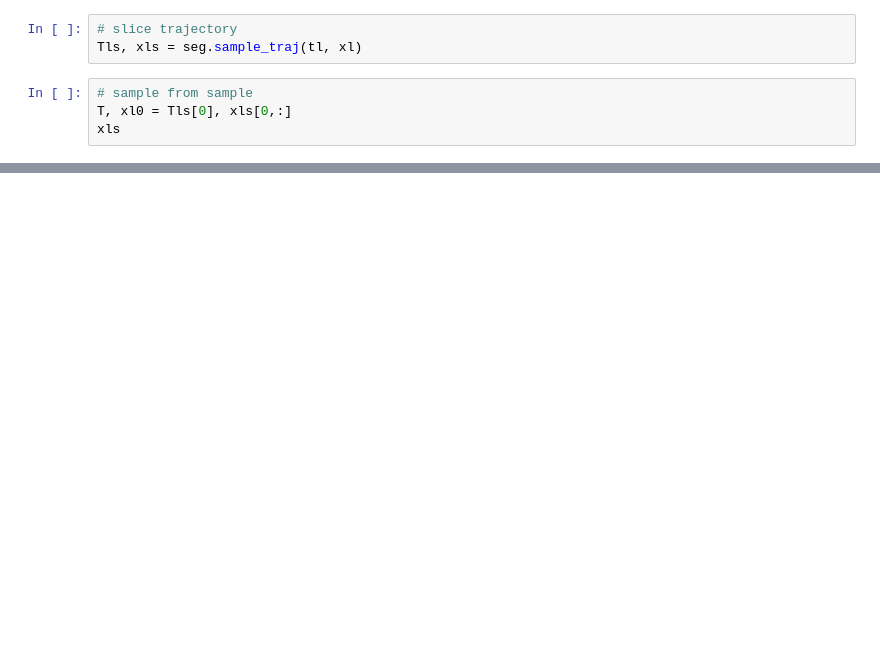
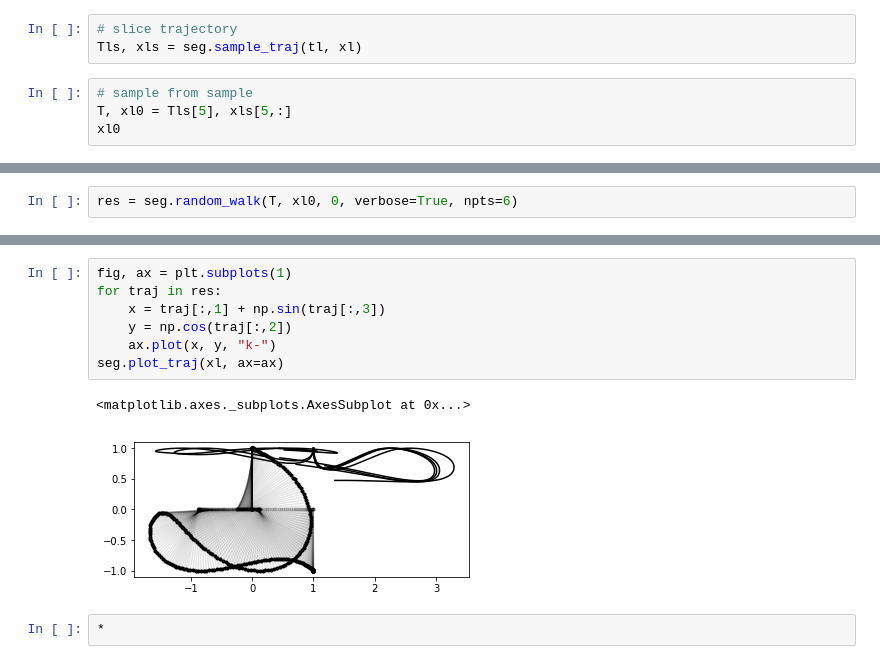
Before and after one commit to cisprague/icra2019, a Jupyter notebook: notebooks/indirect.ipynb, the cells around one changed output, grey strips where cells are left out. Saved outputs shown, nothing was run; the diff lists cells and outputs as text; blank space fills up the shorter version.

```diff
--- a/notebooks/indirect.ipynb
+++ b/notebooks/indirect.ipynb
@@ -64,6 +42,6 @@ array([<matplotlib.axes._subplots.AxesSubplot object at 0x...>,
 Tls, xls = seg.sample_traj(tl, xl)
 # %%
 # sample from sample
-T, xl0 = Tls[0], xls[0,:]
-xls
+T, xl0 = Tls[5], xls[5,:]
+xl0
 # %% [output]
@@ -86,0 +50,2 @@ array([[ 0.00000000e+00,  0.00000000e+00,  0.00000000e+00,
+# %%
+res = seg.random_walk(T, xl0, 0, verbose=True, npts=6)
@@ -86,0 +64,12 @@ array([[ 0.00000000e+00,  0.00000000e+00,  0.00000000e+00,
+# %%
+fig, ax = plt.subplots(1)
+for traj in res:
+    x = traj[:,1] + np.sin(traj[:,3])
+    y = np.cos(traj[:,2])
+    ax.plot(x, y, "k-")
+seg.plot_traj(xl, ax=ax)
+# %% [output]
+<matplotlib.axes._subplots.AxesSubplot at 0x...>
+[figure, added]
+# %%
+*
```
Also changed, not shown: parts of 5 cells of this notebook, 16 other files.
